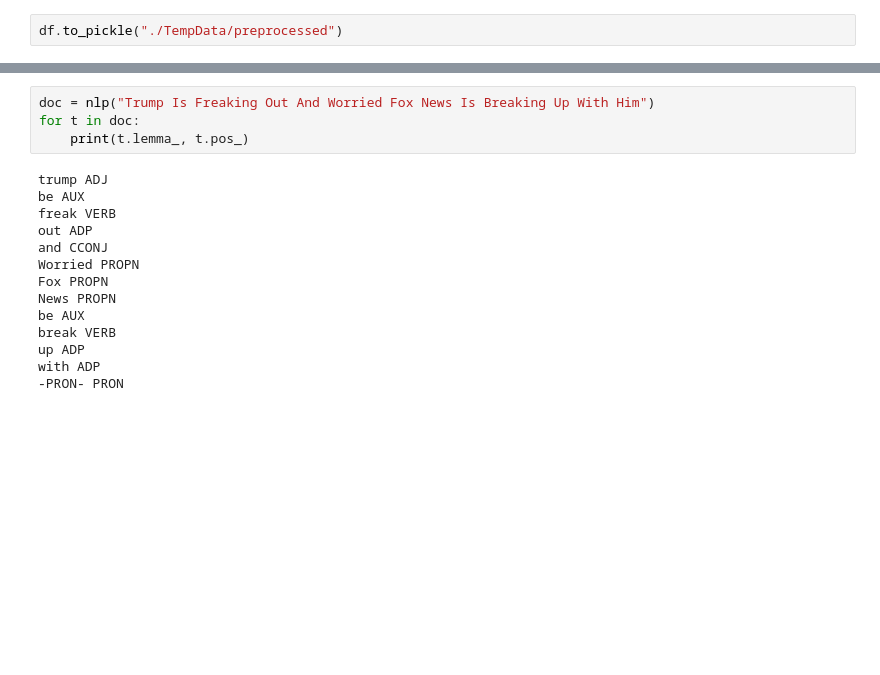
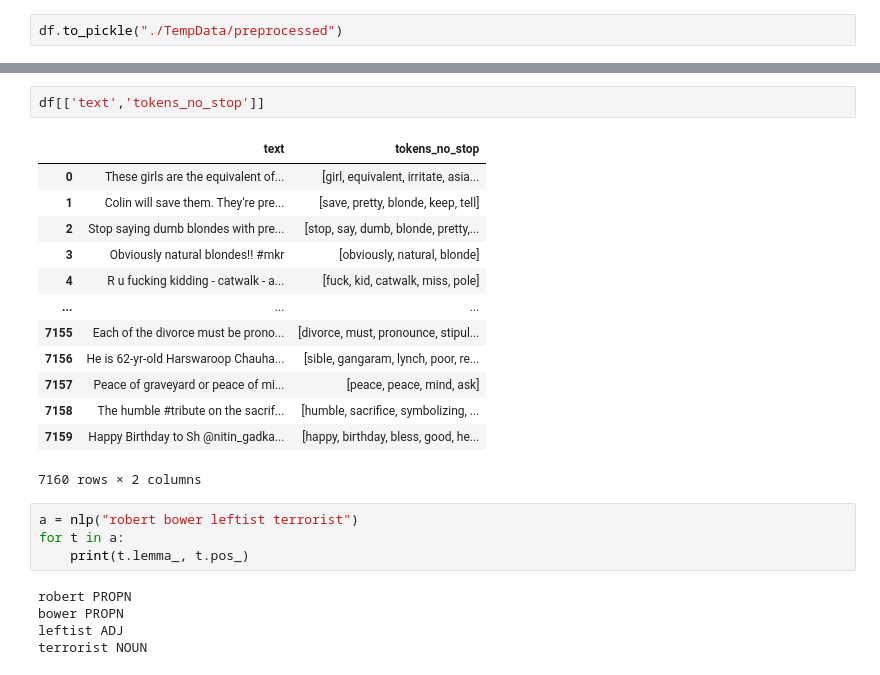
Before and after one commit to fbormann/mineracao-dados, a Jupyter notebook: Preprocessing.ipynb, the cells around one changed output, grey strips where cells are left out. Drawn from its saved outputs; the diff is of its cells as text; blank space fills up the shorter version.

```diff
--- a/Preprocessing.ipynb
+++ b/Preprocessing.ipynb
@@ -306,18 +348,25 @@ df.to_pickle("./TempData/preprocessed")
+# %%
+df[['text','tokens_no_stop']]
+# %% [output]
+|  | text | tokens_no_stop |
+| 0 | These girls are the equivalent of... | [girl, equivalent, irritate, asia... |
+| 1 | Colin will save them. They're pre... | [save, pretty, blonde, keep, tell] |
+| 2 | Stop saying dumb blondes with pre... | [stop, say, dumb, blonde, pretty,... |
+| 3 | Obviously natural blondes!! #mkr | [obviously, natural, blonde] |
+| 4 | R u fucking kidding - catwalk - a... | [fuck, kid, catwalk, miss, pole] |
+| ... | ... | ... |
+| 7155 | Each of the divorce must be prono... | [divorce, must, pronounce, stipul... |
+| 7156 | He is 62-yr-old Harswaroop Chauha... | [sible, gangaram, lynch, poor, re... |
+| 7157 | Peace of graveyard or peace of mi... | [peace, peace, mind, ask] |
+| 7158 | The humble #tribute on the sacrif... | [humble, sacrifice, symbolizing, ... |
+| 7159 | Happy Birthday to Sh @nitin_gadka... | [happy, birthday, bless, good, he... |
+7160 rows × 2 columns
 # %%
-doc = nlp("Trump Is Freaking Out And Worried Fox News Is Breaking Up With Him")
-for t in doc:
+a = nlp("robert bower leftist terrorist")
+for t in a:
     print(t.lemma_, t.pos_)
 # %% [output]
-trump ADJ
-be AUX
-freak VERB
-out ADP
-and CCONJ
-Worried PROPN
-Fox PROPN
-News PROPN
-be AUX
-break VERB
-up ADP
-with ADP
--PRON- PRON
+robert PROPN
+bower PROPN
+leftist ADJ
+terrorist NOUN
```
Also changed, not shown: parts of 10 cells of this notebook, 4 other files.
